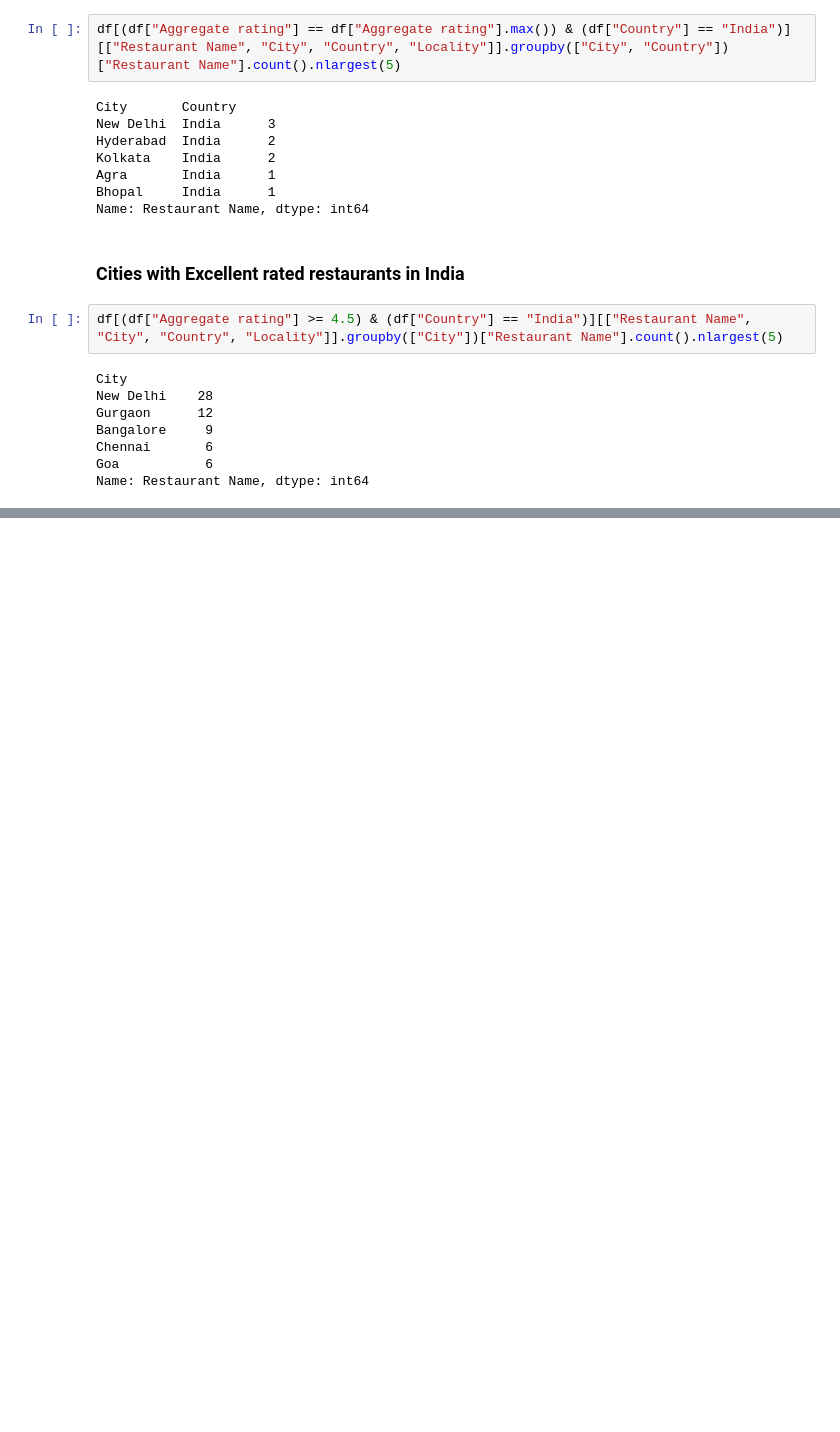
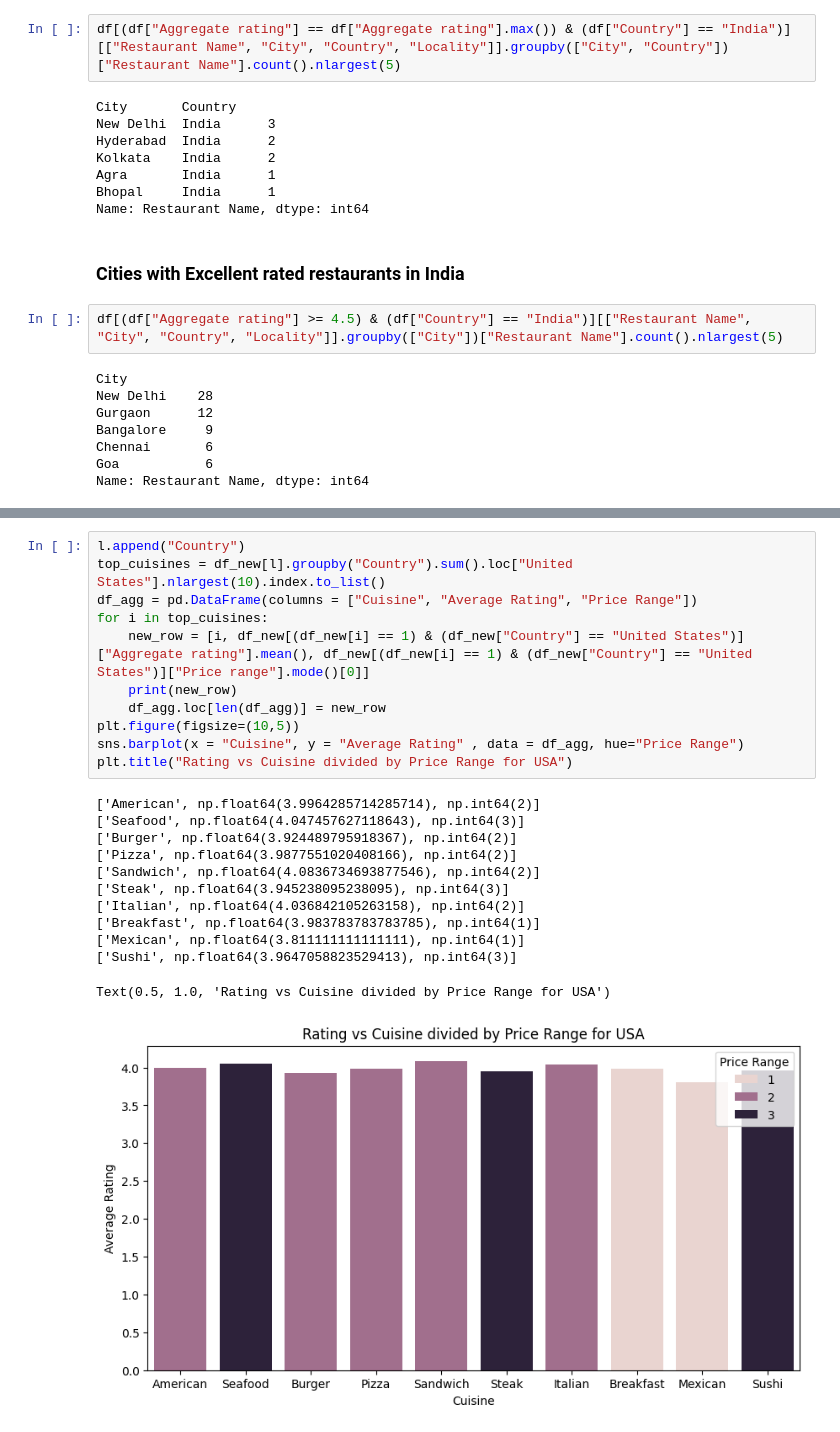
Before and after one commit to sohamraktawan/Exploratory-Data-Analysis, a Jupyter notebook: Zomato.ipynb, the cells around one changed output, grey strips where cells are left out. Saved outputs shown, nothing was run; the diff lists cells and outputs as text; blank space fills up the shorter version.

```diff
--- a/Zomato.ipynb
+++ b/Zomato.ipynb
@@ -522,0 +867,24 @@ Name: Restaurant Name, dtype: int64
+# %%
+l.append("Country")
+top_cuisines = df_new[l].groupby("Country").sum().loc["United States"].nlargest(10).index.to_list()
+df_agg = pd.DataFrame(columns = ["Cuisine", "Average Rating", "Price Range"])
+for i in top_cuisines:
+    new_row = [i, df_new[(df_new[i] == 1) & (df_new["Country"] == "United States")]["Aggregate rating"].mean(), df_new[(df_new[i] == 1) & (df_new["Country"] == "United States")]["Price range"].mode()[0]]
+    print(new_row)
+    df_agg.loc[len(df_agg)] = new_row
+plt.figure(figsize=(10,5))
+sns.barplot(x = "Cuisine", y = "Average Rating" , data = df_agg, hue="Price Range")
+plt.title("Rating vs Cuisine divided by Price Range for USA")
+# %% [output]
+['American', np.float64(3.9964285714285714), np.int64(2)]
+['Seafood', np.float64(4.047457627118643), np.int64(3)]
+['Burger', np.float64(3.924489795918367), np.int64(2)]
+['Pizza', np.float64(3.9877551020408166), np.int64(2)]
+['Sandwich', np.float64(4.0836734693877546), np.int64(2)]
+['Steak', np.float64(3.945238095238095), np.int64(3)]
+['Italian', np.float64(4.036842105263158), np.int64(2)]
+['Breakfast', np.float64(3.983783783783785), np.int64(1)]
+['Mexican', np.float64(3.811111111111111), np.int64(1)]
+['Sushi', np.float64(3.9647058823529413), np.int64(3)]
+Text(0.5, 1.0, 'Rating vs Cuisine divided by Price Range for USA')
+[figure, added]
```
Also changed, not shown: parts of 59 cells of this notebook.
